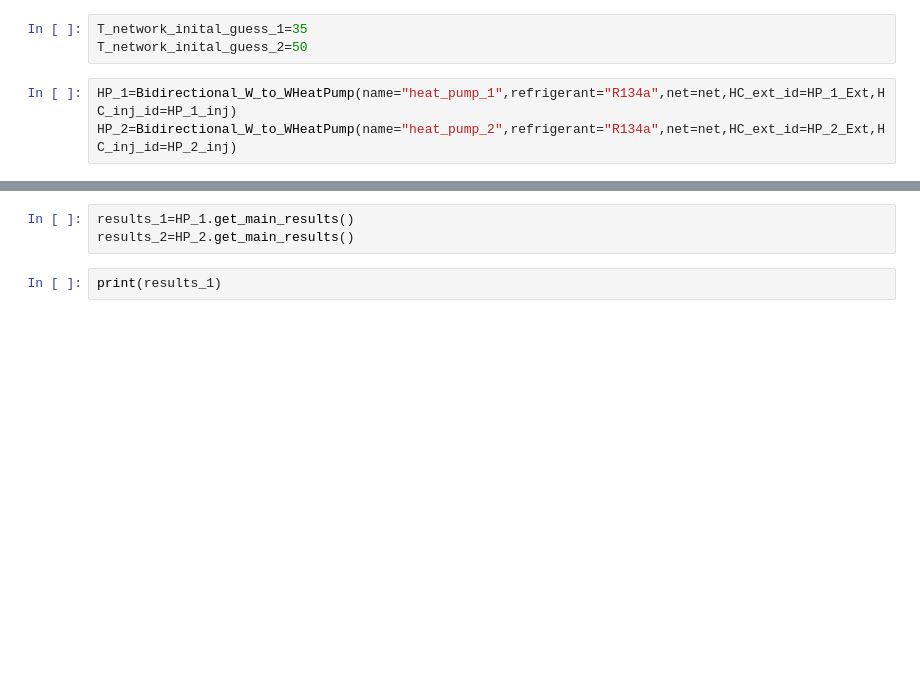
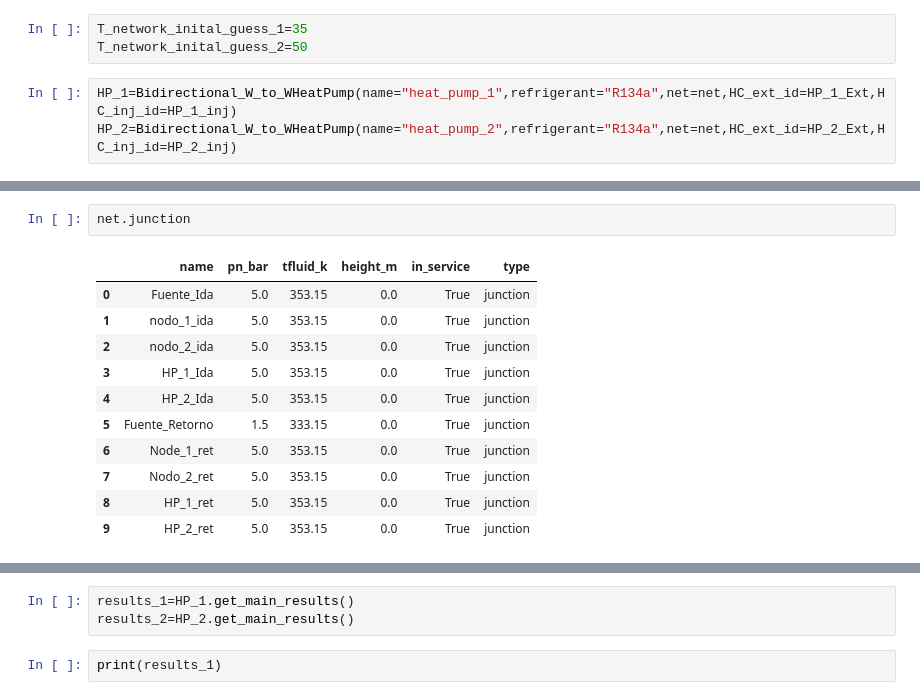
Before and after one commit to SerranoScope/Reduced_simulation, a Jupyter notebook: Heat_pump/Heat_pump copy.ipynb, the cells around one changed output, grey strips where cells are left out. Cells and saved outputs as stored; diff of their text form; blank space fills up the shorter version.

```diff
--- a/Heat_pump/Heat_pump copy.ipynb
+++ b/Heat_pump/Heat_pump copy.ipynb
@@ -326,0 +342,14 @@ net.heat_consumer
+# %%
+net.junction
+# %% [output]
+|  | name | pn_bar | tfluid_k | height_m | in_service | type |
+| 0 | Fuente_Ida | 5.0 | 353.15 | 0.0 | True | junction |
+| 1 | nodo_1_ida | 5.0 | 353.15 | 0.0 | True | junction |
+| 2 | nodo_2_ida | 5.0 | 353.15 | 0.0 | True | junction |
+| 3 | HP_1_Ida | 5.0 | 353.15 | 0.0 | True | junction |
+| 4 | HP_2_Ida | 5.0 | 353.15 | 0.0 | True | junction |
+| 5 | Fuente_Retorno | 1.5 | 333.15 | 0.0 | True | junction |
+| 6 | Node_1_ret | 5.0 | 353.15 | 0.0 | True | junction |
+| 7 | Nodo_2_ret | 5.0 | 353.15 | 0.0 | True | junction |
+| 8 | HP_1_ret | 5.0 | 353.15 | 0.0 | True | junction |
+| 9 | HP_2_ret | 5.0 | 353.15 | 0.0 | True | junction |
```
Also changed, not shown: parts of 19 cells of this notebook.
